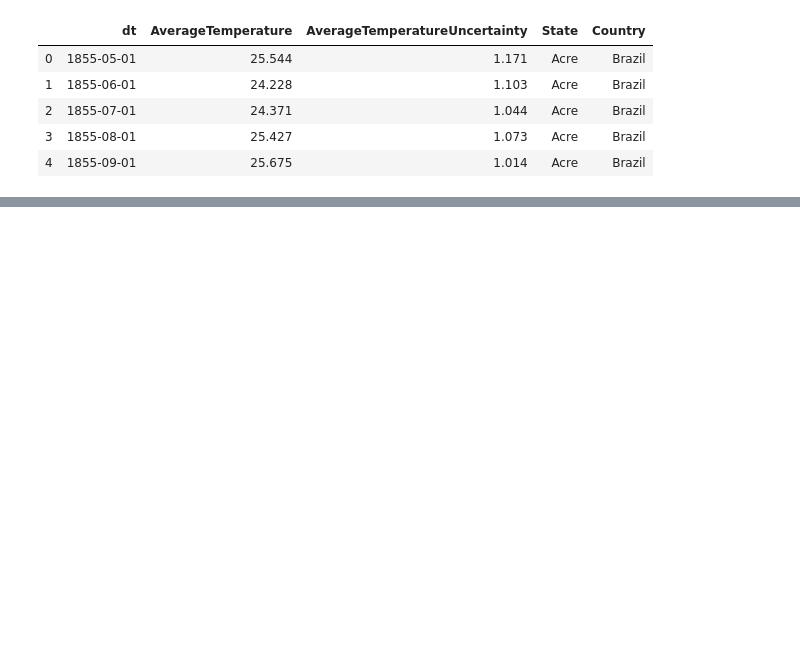
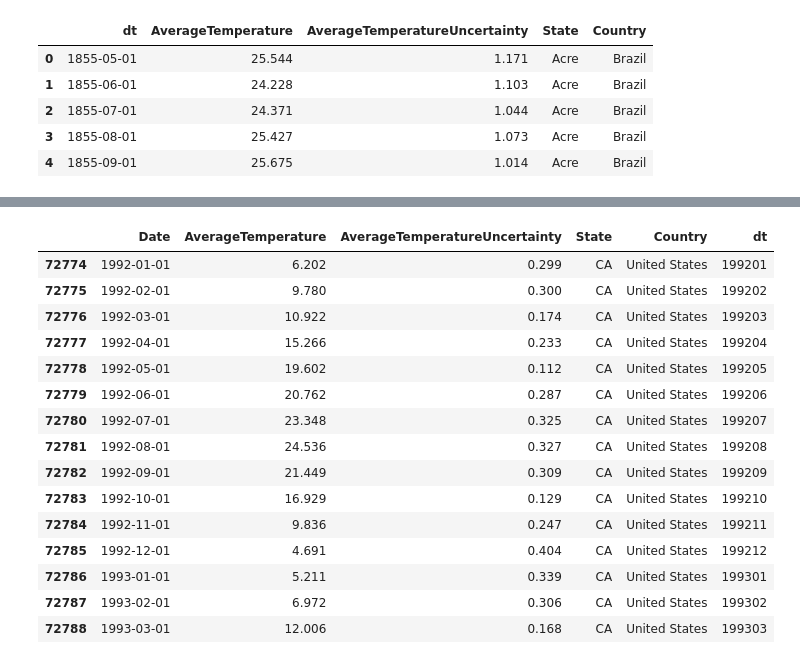
Before and after one commit to arjunng/ETL-Project, a Jupyter notebook: ETL_project.ipynb, the cells around one changed output, grey strips where cells are left out. Cells and saved outputs as stored; diff of their text form; code cells hidden in the pictures; blank space fills up the shorter version.

```diff
--- a/ETL_project.ipynb
+++ b/ETL_project.ipynb
@@ -49,3 +155,9 @@ df_weather.head()
 | 2 | 1855-07-01 | 24.371 | 1.044 | Acre | Brazil |
 | 3 | 1855-08-01 | 25.427 | 1.073 | Acre | Brazil |
 | 4 | 1855-09-01 | 25.675 | 1.014 | Acre | Brazil |
+# %%
+df_weather = df_weather.rename(columns={"dt":"Date"})
+# %%
+# Filter down to California
+df_weather_cali=df_weather.loc[df_weather["State"] == "California",:]
+df_weather_cali.head()
@@ -51,0 +171,4 @@ df_weather.head()
+# %%
+# Filter Date greater than 1991
+df_weather_cali=df_weather_cali.loc[df_weather_cali["Date"] > "1991-12-01", :]
+df_weather_cali.head()
@@ -51,0 +182,23 @@ df_weather.head()
+# %%
+df_weather_cali = df_weather_cali.replace({"California": "CA"})
+# %%
+#Change Date stamp to YYYYMM
+df_weather_cali['dt'] = [''.join(x.split('-')[0:2]) for x in df_weather_cali['Date']]
+df_weather_cali.head(15)
+# %% [output]
+|  | Date | AverageTemperature | AverageTemperatureUncertainty | State | Country | dt |
+| 72774 | 1992-01-01 | 6.202 | 0.299 | CA | United States | 199201 |
+| 72775 | 1992-02-01 | 9.780 | 0.300 | CA | United States | 199202 |
+| 72776 | 1992-03-01 | 10.922 | 0.174 | CA | United States | 199203 |
+| 72777 | 1992-04-01 | 15.266 | 0.233 | CA | United States | 199204 |
+| 72778 | 1992-05-01 | 19.602 | 0.112 | CA | United States | 199205 |
+| 72779 | 1992-06-01 | 20.762 | 0.287 | CA | United States | 199206 |
+| 72780 | 1992-07-01 | 23.348 | 0.325 | CA | United States | 199207 |
+| 72781 | 1992-08-01 | 24.536 | 0.327 | CA | United States | 199208 |
+| 72782 | 1992-09-01 | 21.449 | 0.309 | CA | United States | 199209 |
+| 72783 | 1992-10-01 | 16.929 | 0.129 | CA | United States | 199210 |
+| 72784 | 1992-11-01 | 9.836 | 0.247 | CA | United States | 199211 |
+| 72785 | 1992-12-01 | 4.691 | 0.404 | CA | United States | 199212 |
+| 72786 | 1993-01-01 | 5.211 | 0.339 | CA | United States | 199301 |
+| 72787 | 1993-02-01 | 6.972 | 0.306 | CA | United States | 199302 |
+| 72788 | 1993-03-01 | 12.006 | 0.168 | CA | United States | 199303 |
```
Also changed, not shown: parts of 17 cells of this notebook.
